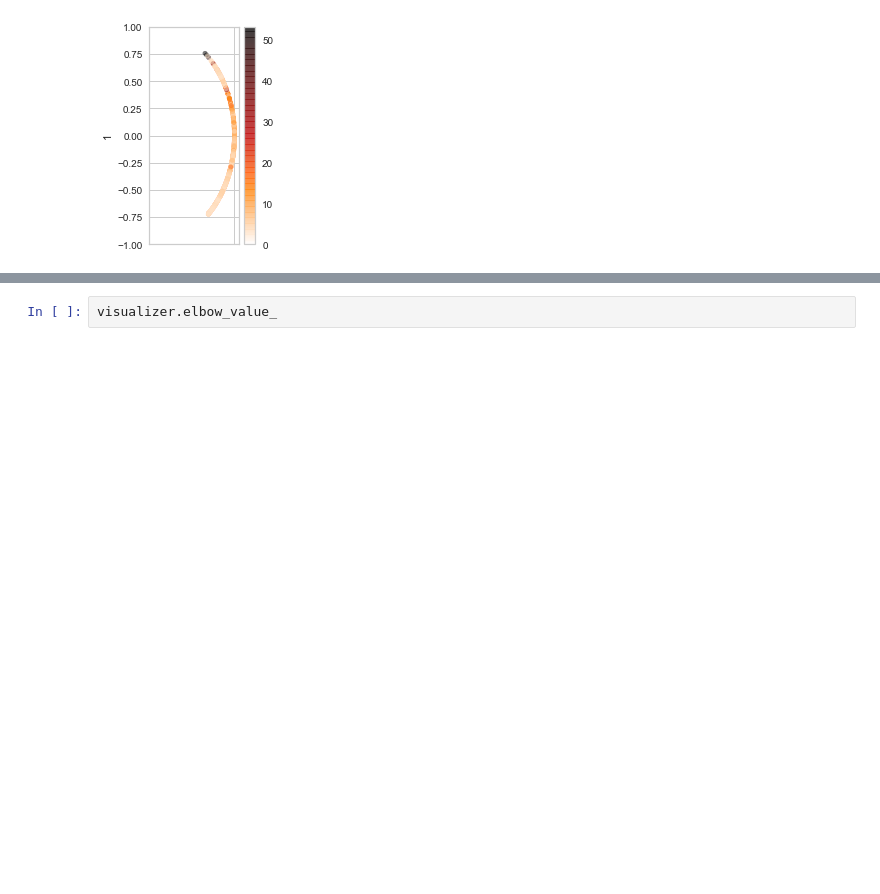
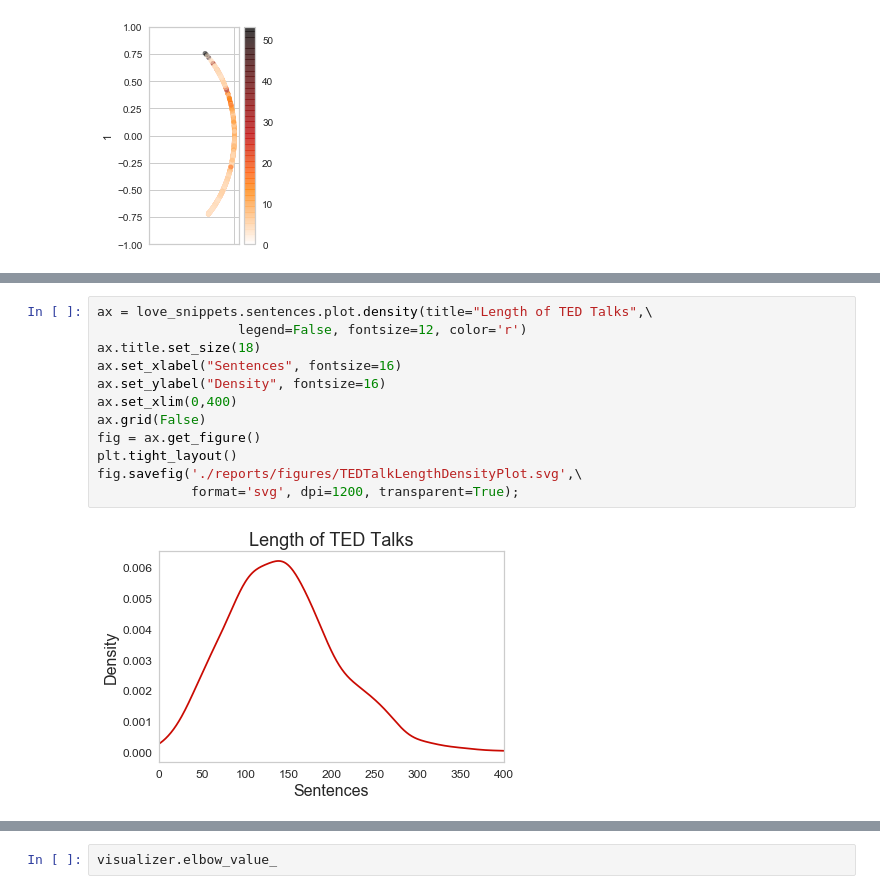
Before and after one commit to spdavern/metis_project4, a Jupyter notebook: cv_binary-lsa.ipynb, the cells around one changed output, grey strips where cells are left out. Cells and saved outputs as stored; diff of their text form; blank space fills up the shorter version.

```diff
--- a/cv_binary-lsa.ipynb
+++ b/cv_binary-lsa.ipynb
@@ -82,3 +106,17 @@ plt.axis([0,1.05,-1,1]);
+# %%
+ax = love_snippets.sentences.plot.density(title="Length of TED Talks",\
+                  legend=False, fontsize=12, color='r')
+ax.title.set_size(18)
+ax.set_xlabel("Sentences", fontsize=16)
+ax.set_ylabel("Density", fontsize=16)
+ax.set_xlim(0,400)
+ax.grid(False)
+fig = ax.get_figure()
+plt.tight_layout()
+fig.savefig('./reports/figures/TEDTalkLengthDensityPlot.svg',\
+            format='svg', dpi=1200, transparent=True);
+# %% [output]
+[figure, added]
 # %%
 km=KMeans()
 visualizer = KElbowVisualizer(km, k=(2,12))
```
Also changed, not shown: parts of 30 cells of this notebook, 14 other files.
